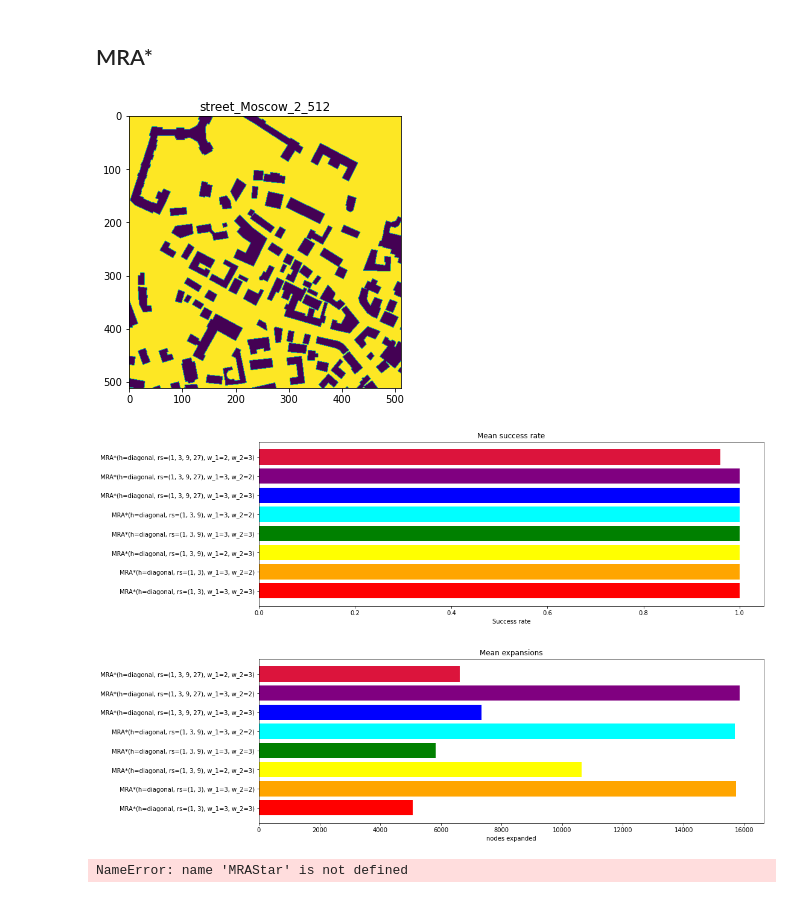
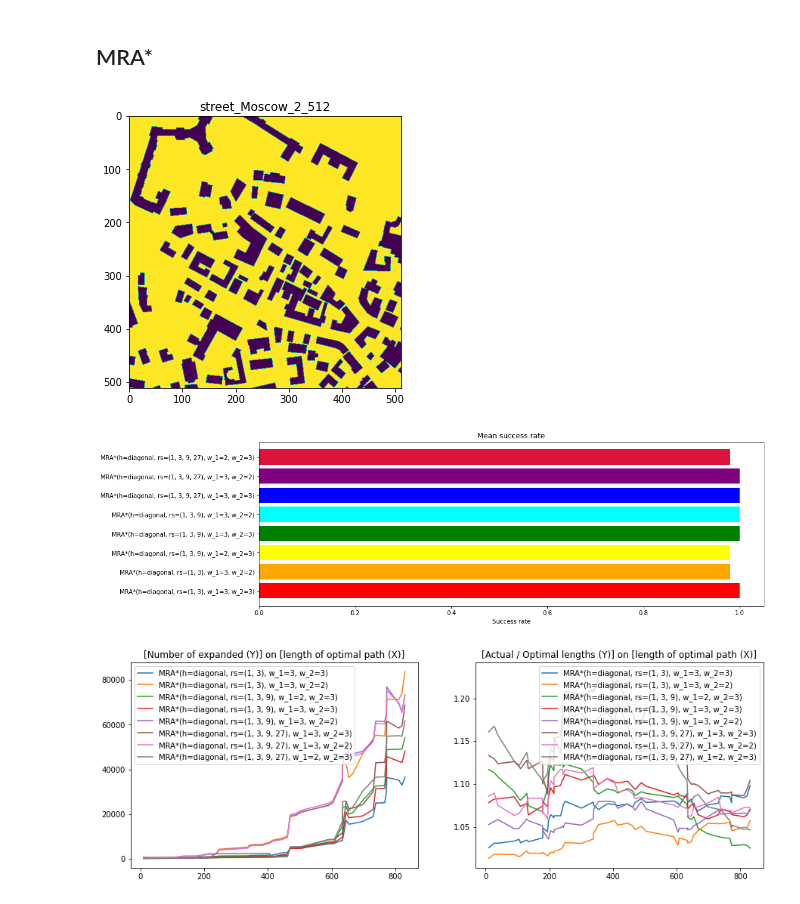
Before and after one commit to evjava/HeuristicsBetterThan, a Jupyter notebook: Algorithm_comparation.ipynb, the cells around one changed output. Drawn from its saved outputs; the diff is of its cells as text; code cells hidden in the pictures.

```diff
--- a/Algorithm_comparation.ipynb
+++ b/Algorithm_comparation.ipynb
@@ -128,5 +138,7 @@ p.run()
 # %% [markdown]
 ## Зависимость от гиперпараметров
+# %%
+TLIMIT = 8
 # %% [markdown]
 ### R*
 # %%
@@ -143,12 +155,11 @@ params = (
     {'D':40, 'K':10, 'w':3, 'exp_coeff':4}
 )
 algorithms = [Rstar(diagonal_dist, **p) for p in params]
+r4=MaiReader(area).with_sampled_count_tasks(25)
 
-p = Pipeline(
-    reader=MaiReader(area, 25),
+p4 = Pipeline(
+    reader=r4,
     algorithms=algorithms,
-    processor=PlotSuccessRate().then(PlotMeanExpanded()),
-    timelimit=8
+    processor=PROC,
+    timelimit=TLIMIT
 )
-# %%
-p.run()
@@ -171,34 +186,37 @@ params = (
 )
 algorithms = [MRAstar(diagonal_dist, **p) for p in params]
 
-moscow_reader = MaiReader(area).with_sampled_count_tasks(50)
-p = Pipeline(
-    reader=moscow_reader,
+r5 = MaiReader(area).with_sampled_count_tasks(50)
+p5 = Pipeline(
+    reader=r5,
     algorithms=algorithms,
-    processor=PlotSuccessRate().then(PlotMeanExpanded()),
-    timelimit=8,
-    jobs=1
+    processor=PROC,
+    timelimit=TLIMIT
 )
 # %%
-moscow_reader.read_map().draw(area)
-p.run()
+r5.read_map().draw(area)
+p5.run()
 # %% [output]
 [figure]
-[figure, old version]
+[figure, new version]
-[figure, old version]
+[figure, new version]
 # %%
-best_rstar = Rstar(diagonal_dist, **{'D':30, 'K':5 , 'w':3, 'exp_coeff':4})
-best_mrastar = MRAStar(diagonal_dist, **{'resolutions':(1, 3), 'w_1':3, 'w_2':3})
-sel_task = max(p.reader.read_tasks(), key=lambda x:x.opt_len)
-reader = p.reader.with_task(sel_task)
-
-p2 = Pipeline(
-    reader=moscow_reader.with_task(sel_task),
-    algorithms=[best_rstar, best_mrastar],
-    processor=VisualizeMaiMap(),
-    timelimit=8
+show_algos = (
+    Astar(diagonal_dist),
+    WAstar(diagonal_dist, 3),
+    Rstar(diagonal_dist, **{'D':20, 'K':5 , 'w':3, 'exp_coeff':4}),
+    Rstar(diagonal_dist, **{'D':30, 'K':5 , 'w':3, 'exp_coeff':4}),
+    MRAstar(diagonal_dist, **{'resolutions':(1, 3), 'w_1':3, 'w_2':3}),
+    MRAstar(diagonal_dist, **{'resolutions':(1, 3, 9), 'w_1':3, 'w_2':3}),
 )
 
-p2.run()
+# sel_task = max(r5.read_tasks(), key=lambda x:x.opt_len)
+
+# r6 = r5.with_sampled_count_tasks(1)
+r6 = r5.with_task(Task(start_c=(476, 175), goal_c=(498, 354), opt_len=214.94112549))
+p6 = Pipeline(
+    reader=r6,
+    algorithms=show_algos,
+    processor=VisualizeMaiMap(),
+    timelimit=40
+)
-# %% [output]
-NameError: name 'MRAStar' is not defined
```
Also changed, not shown: parts of 18 cells of this notebook, 7 other files.
